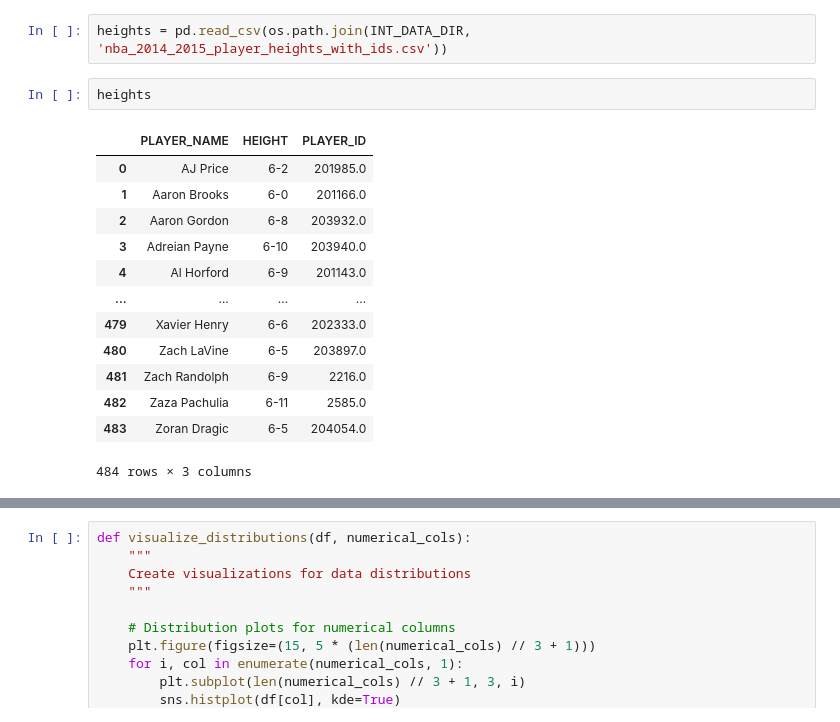
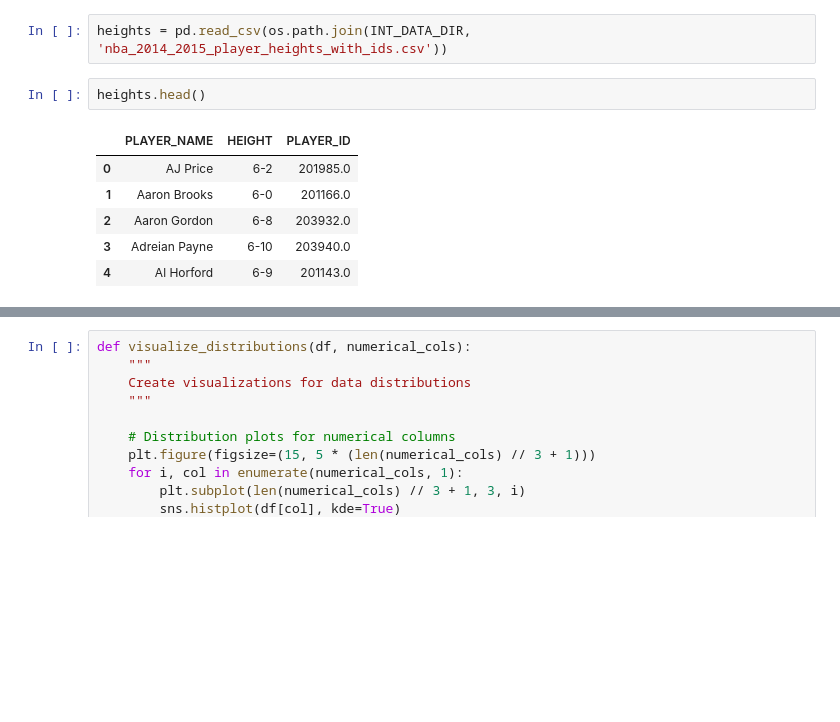
Before and after one commit to BigBabik/Shotpred, a Jupyter notebook: notebooks/dataworks.ipynb, the cells around one changed output, grey strips where cells are left out. Drawn from its saved outputs; the diff is of its cells as text; blank space fills up the shorter version.

```diff
--- a/notebooks/dataworks.ipynb
+++ b/notebooks/dataworks.ipynb
@@ -110,21 +109,14 @@ not_merged.head()
 # %%
 heights = pd.read_csv(os.path.join(INT_DATA_DIR, 'nba_2014_2015_player_heights_with_ids.csv'))
 # %%
-heights
+heights.head()
 # %% [output]
 |  | PLAYER_NAME | HEIGHT | PLAYER_ID |
 | 0 | AJ Price | 6-2 | 201985.0 |
 | 1 | Aaron Brooks | 6-0 | 201166.0 |
 | 2 | Aaron Gordon | 6-8 | 203932.0 |
 | 3 | Adreian Payne | 6-10 | 203940.0 |
 | 4 | Al Horford | 6-9 | 201143.0 |
-| ... | ... | ... | ... |
-| 479 | Xavier Henry | 6-6 | 202333.0 |
-| 480 | Zach LaVine | 6-5 | 203897.0 |
-| 481 | Zach Randolph | 6-9 | 2216.0 |
-| 482 | Zaza Pachulia | 6-11 | 2585.0 |
-| 483 | Zoran Dragic | 6-5 | 204054.0 |
-484 rows × 3 columns
 # %%
 # Merge for attacker heights
 merged_with_attacker_heights = pd.merge(merged, heights, left_on='PLAYER_ID', right_on='PLAYER_ID', suffixes=('', '_attacker'))
```
Also changed, not shown: parts of 36 cells of this notebook.
